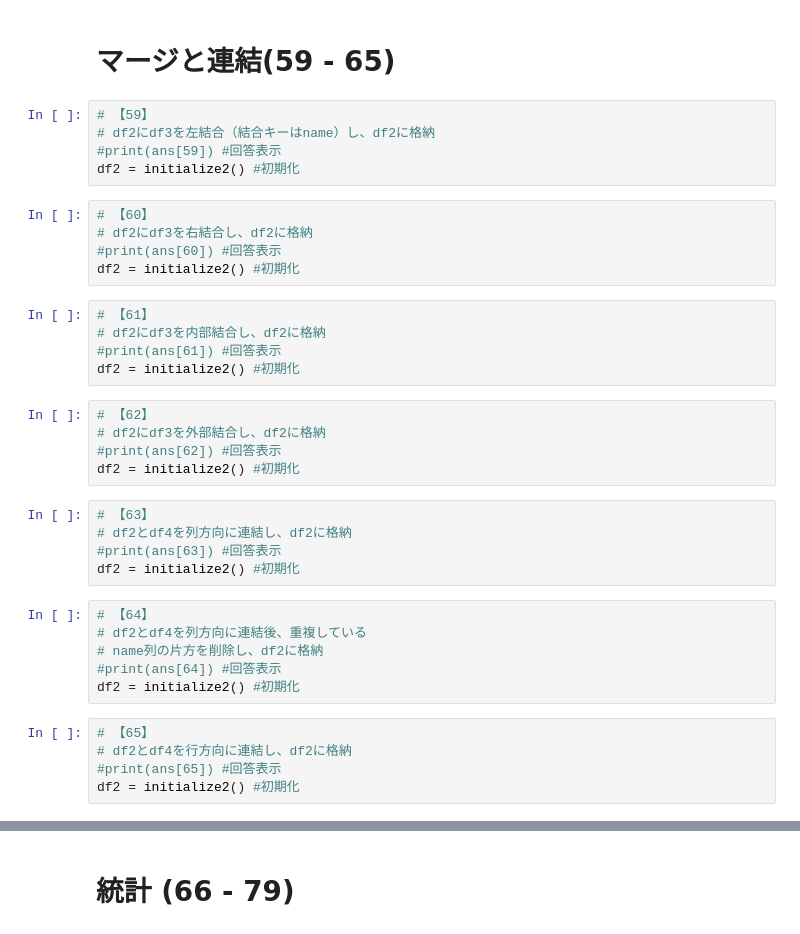
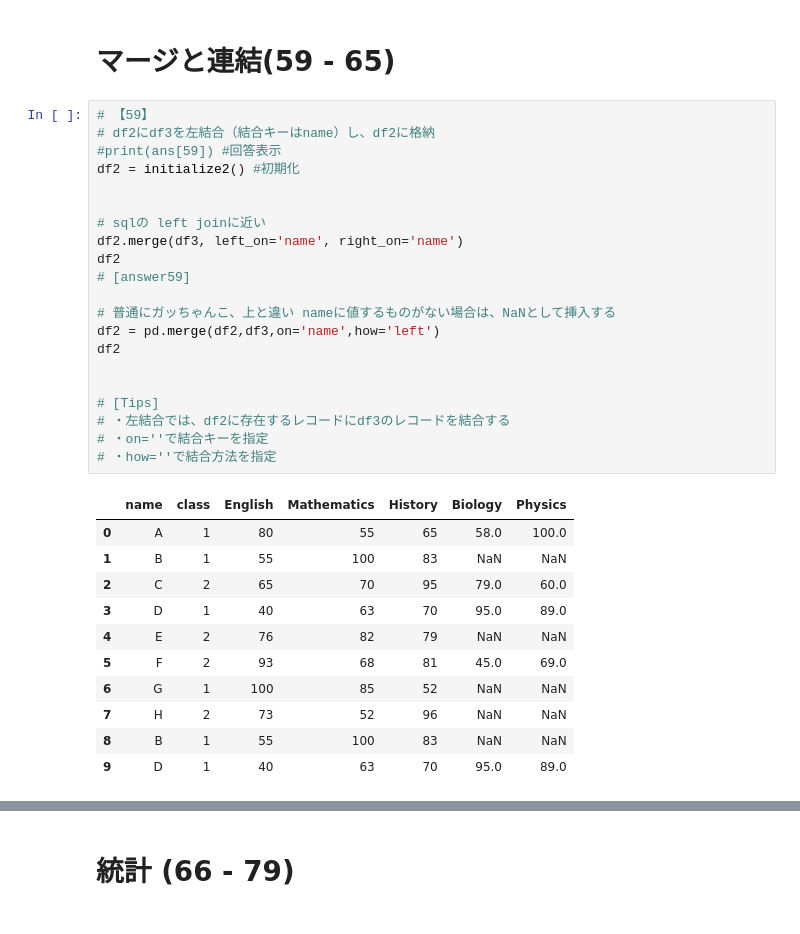
Before and after one commit to yoshihiro-shu/pandas-tutorial, a Jupyter notebook: notebook/01_Pandas_100_Knocks_for_Begginer_v1.0.6.ipynb, the cells around one changed output, grey strips where cells are left out. Cells and saved outputs as stored; diff of their text form.

```diff
--- a/notebook/01_Pandas_100_Knocks_for_Begginer_v1.0.6.ipynb
+++ b/notebook/01_Pandas_100_Knocks_for_Begginer_v1.0.6.ipynb
@@ -1445,38 +1484,35 @@ df2 = initialize2() #初期化
 # %% [markdown]
 # マージと連結(59 - 65)
-# %%
-# 【59】
-# df2にdf3を左結合（結合キーはname）し、df2に格納
-#print(ans[59]) #回答表示
-df2 = initialize2() #初期化
-# %%
-# 【60】
-# df2にdf3を右結合し、df2に格納
-#print(ans[60]) #回答表示
-df2 = initialize2() #初期化
-# %%
-# 【61】
-# df2にdf3を内部結合し、df2に格納
-#print(ans[61]) #回答表示
-df2 = initialize2() #初期化
-# %%
-# 【62】
-# df2にdf3を外部結合し、df2に格納
-#print(ans[62]) #回答表示
-df2 = initialize2() #初期化
-# %%
-# 【63】
-# df2とdf4を列方向に連結し、df2に格納
-#print(ans[63]) #回答表示
-df2 = initialize2() #初期化
-# %%
-# 【64】
-# df2とdf4を列方向に連結後、重複している
-# name列の片方を削除し、df2に格納
-#print(ans[64]) #回答表示
-df2 = initialize2() #初期化
-# %%
-# 【65】
-# df2とdf4を行方向に連結し、df2に格納
-#print(ans[65]) #回答表示
-df2 = initialize2() #初期化
+# %%
+# 【59】
+# df2にdf3を左結合（結合キーはname）し、df2に格納
+#print(ans[59]) #回答表示
+df2 = initialize2() #初期化
+
+
+# sqlの left joinに近い
+df2.merge(df3, left_on='name', right_on='name')
+df2
+# [answer59]
+
+# 普通にガッちゃんこ、上と違い nameに値するものがない場合は、NaNとして挿入する
+df2 = pd.merge(df2,df3,on='name',how='left')
+df2
+
+
+# [Tips]
+# ・左結合では、df2に存在するレコードにdf3のレコードを結合する
+# ・on=''で結合キーを指定
+# ・how=''で結合方法を指定
+# %% [output]
+|  | name | class | English | Mathematics | History | Biology | Physics |
+| 0 | A | 1 | 80 | 55 | 65 | 58.0 | 100.0 |
+| 1 | B | 1 | 55 | 100 | 83 | NaN | NaN |
+| 2 | C | 2 | 65 | 70 | 95 | 79.0 | 60.0 |
+| 3 | D | 1 | 40 | 63 | 70 | 95.0 | 89.0 |
+| 4 | E | 2 | 76 | 82 | 79 | NaN | NaN |
+| 5 | F | 2 | 93 | 68 | 81 | 45.0 | 69.0 |
+| 6 | G | 1 | 100 | 85 | 52 | NaN | NaN |
+| 7 | H | 2 | 73 | 52 | 96 | NaN | NaN |
+| 8 | B | 1 | 55 | 100 | 83 | NaN | NaN |
+| 9 | D | 1 | 40 | 63 | 70 | 95.0 | 89.0 |
```
Also changed, not shown: parts of 20 cells of this notebook.
